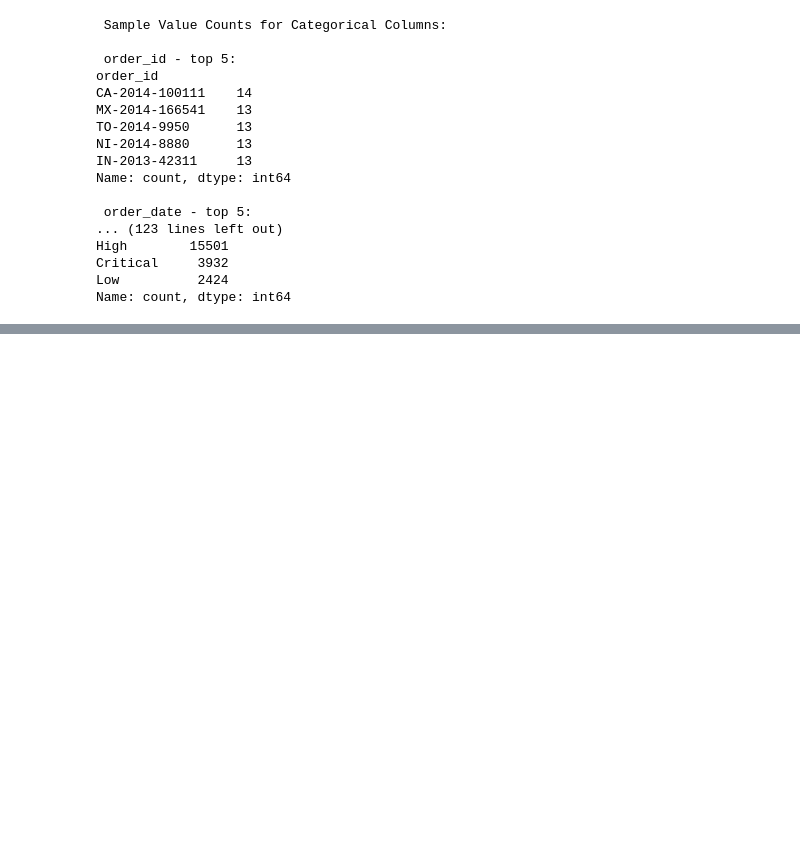
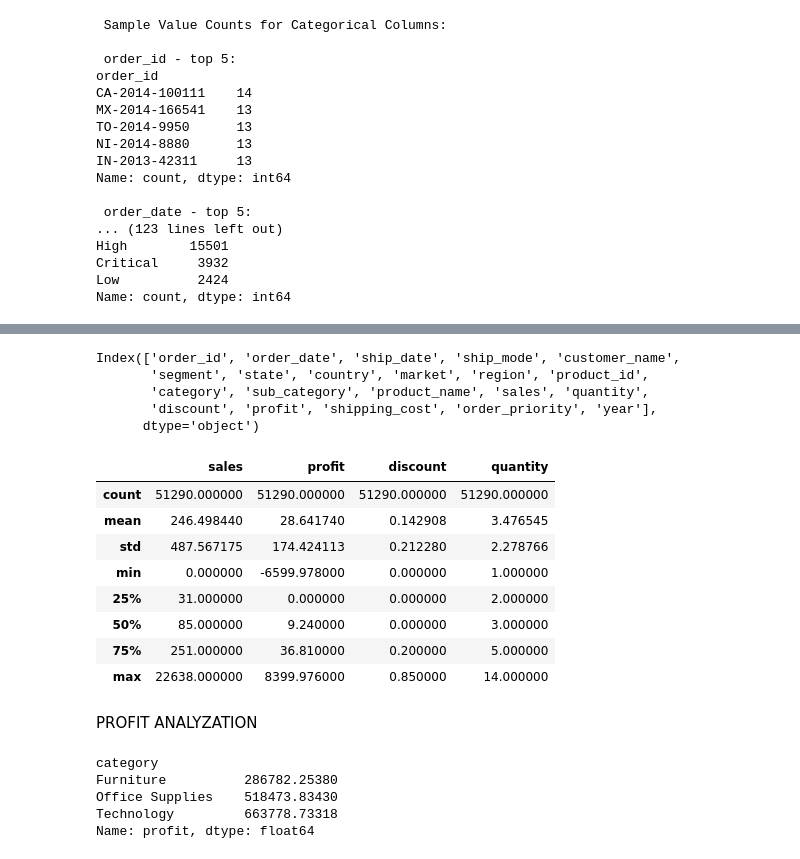
Before and after one commit to Mammirati15/superstore-analysis, a Jupyter notebook: notebooks/01_preprocessing_eda.ipynb, the cells around one changed output, grey strips where cells are left out. Cells and saved outputs as stored; diff of their text form; code cells hidden in the pictures; blank space fills up the shorter version.

```diff
--- a/notebooks/01_preprocessing_eda.ipynb
+++ b/notebooks/01_preprocessing_eda.ipynb
@@ -198,0 +235,30 @@ Name: count, dtype: int64
+# %%
+original_df.columns
+# %% [output]
+Index(['order_id', 'order_date', 'ship_date', 'ship_mode', 'customer_name',
+       'segment', 'state', 'country', 'market', 'region', 'product_id',
+       'category', 'sub_category', 'product_name', 'sales', 'quantity',
+       'discount', 'profit', 'shipping_cost', 'order_priority', 'year'],
+      dtype='object')
+# %%
+original_df[['sales', 'profit', 'discount', 'quantity']].describe()
+# %% [output]
+|  | sales | profit | discount | quantity |
+| count | 51290.000000 | 51290.000000 | 51290.000000 | 51290.000000 |
+| mean | 246.498440 | 28.641740 | 0.142908 | 3.476545 |
+| std | 487.567175 | 174.424113 | 0.212280 | 2.278766 |
+| min | 0.000000 | -6599.978000 | 0.000000 | 1.000000 |
+| 25% | 31.000000 | 0.000000 | 0.000000 | 2.000000 |
+| 50% | 85.000000 | 9.240000 | 0.000000 | 3.000000 |
+| 75% | 251.000000 | 36.810000 | 0.200000 | 5.000000 |
+| max | 22638.000000 | 8399.976000 | 0.850000 | 14.000000 |
+# %% [markdown]
+PROFIT ANALYZATION
+# %%
+original_df.groupby('category')['profit'].sum()
+# %% [output]
+category
+Furniture          286782.25380
+Office Supplies    518473.83430
+Technology         663778.73318
+Name: profit, dtype: float64
```
Also changed, not shown: parts of 10 cells of this notebook, 1 other file.
